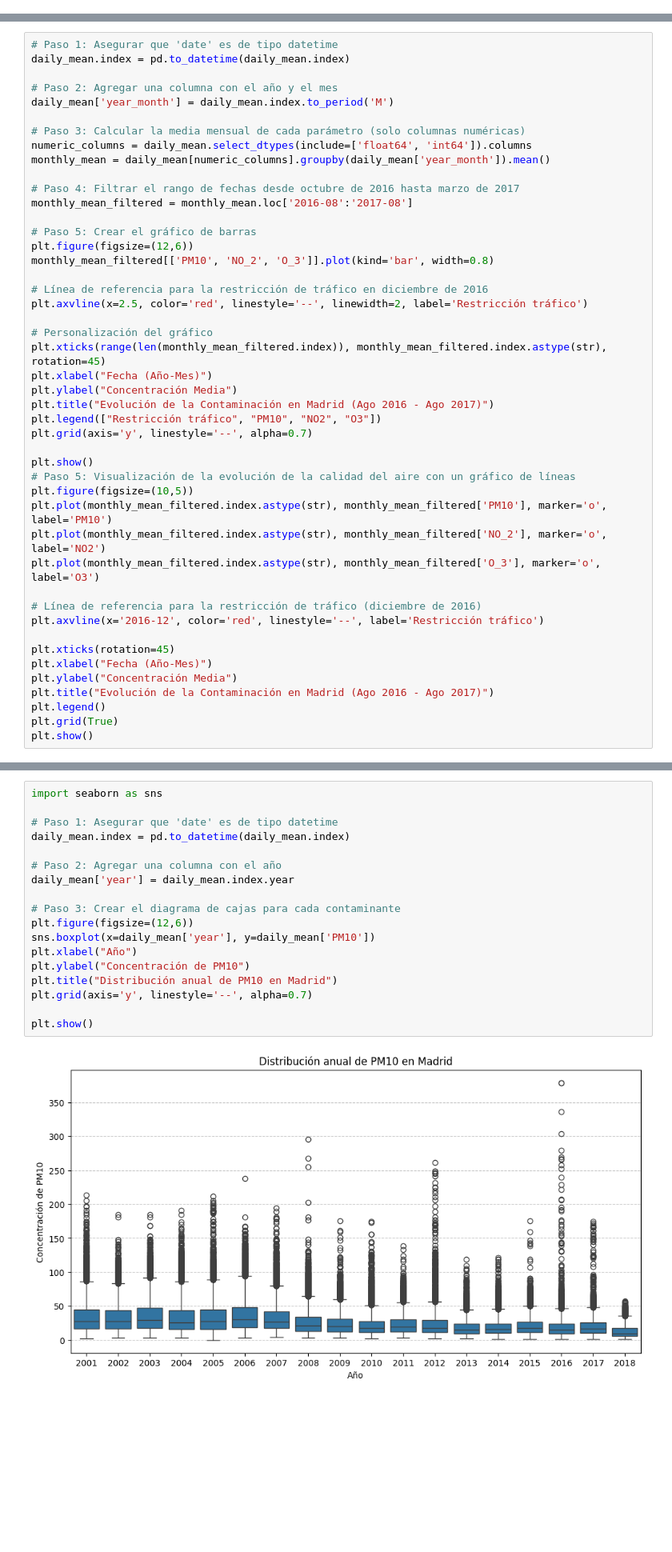
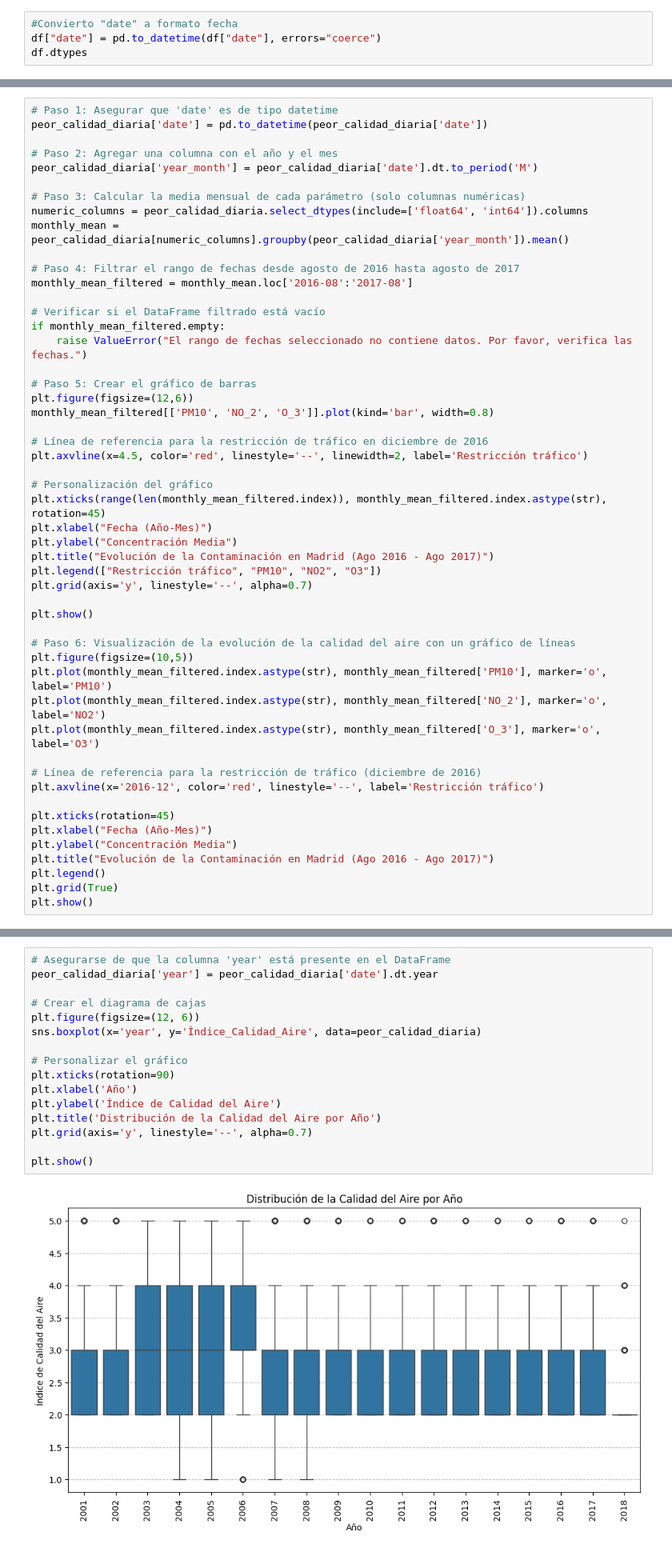
Before and after one commit to juanky0111/Laboratorio1_Data_Mining, a Jupyter notebook: air_cuality.ipynb, the cells around one changed output, grey strips where cells are left out. Shown at 80% size. Drawn from its saved outputs; the diff is of its cells as text; blank space fills up the shorter version.

```diff
--- a/air_cuality.ipynb
+++ b/air_cuality.ipynb
@@ -90,0 +86,4 @@ Data columns (total 19 columns):
+# %%
+#Convierto "date" a formato fecha
+df["date"] = pd.to_datetime(df["date"], errors="coerce")
+df.dtypes
@@ -127,24 +228,28 @@ Explica visualmente si los protocolos de restricciones de tráfico han tenido é
 de barras. ¿Podemos encontrar la diferencia entre lo que ocurría antes de aplicar el protocolo y después?
 # %%
 # Paso 1: Asegurar que 'date' es de tipo datetime
-daily_mean.index = pd.to_datetime(daily_mean.index)
+peor_calidad_diaria['date'] = pd.to_datetime(peor_calidad_diaria['date'])
 
 # Paso 2: Agregar una columna con el año y el mes
-daily_mean['year_month'] = daily_mean.index.to_period('M')
+peor_calidad_diaria['year_month'] = peor_calidad_diaria['date'].dt.to_period('M')
 
 # Paso 3: Calcular la media mensual de cada parámetro (solo columnas numéricas)
-numeric_columns = daily_mean.select_dtypes(include=['float64', 'int64']).columns
-monthly_mean = daily_mean[numeric_columns].groupby(daily_mean['year_month']).mean()
+numeric_columns = peor_calidad_diaria.select_dtypes(include=['float64', 'int64']).columns
+monthly_mean = peor_calidad_diaria[numeric_columns].groupby(peor_calidad_diaria['year_month']).mean()
 
-# Paso 4: Filtrar el rango de fechas desde octubre de 2016 hasta marzo de 2017
+# Paso 4: Filtrar el rango de fechas desde agosto de 2016 hasta agosto de 2017
 monthly_mean_filtered = monthly_mean.loc['2016-08':'2017-08']
+
+# Verificar si el DataFrame filtrado está vacío
+if monthly_mean_filtered.empty:
+	raise ValueError("El rango de fechas seleccionado no contiene datos. Por favor, verifica las fechas.")
 
 # Paso 5: Crear el gráfico de barras
 plt.figure(figsize=(12,6))
 monthly_mean_filtered[['PM10', 'NO_2', 'O_3']].plot(kind='bar', width=0.8)
 
 # Línea de referencia para la restricción de tráfico en diciembre de 2016
-plt.axvline(x=2.5, color='red', linestyle='--', linewidth=2, label='Restricción tráfico')
+plt.axvline(x=4.5, color='red', linestyle='--', linewidth=2, label='Restricción tráfico')
 
 # Personalización del gráfico
 plt.xticks(range(len(monthly_mean_filtered.index)), monthly_mean_filtered.index.astype(str), rotation=45)
@@ -155,7 +260,8 @@ plt.legend(["Restricción tráfico", "PM10", "NO2", "O3"])
 plt.grid(axis='y', linestyle='--', alpha=0.7)
 
 plt.show()
-# Paso 5: Visualización de la evolución de la calidad del aire con un gráfico de líneas
+
+# Paso 6: Visualización de la evolución de la calidad del aire con un gráfico de líneas
 plt.figure(figsize=(10,5))
 plt.plot(monthly_mean_filtered.index.astype(str), monthly_mean_filtered['PM10'], marker='o', label='PM10')
 plt.plot(monthly_mean_filtered.index.astype(str), monthly_mean_filtered['NO_2'], marker='o', label='NO2')
@@ -211,20 +336,18 @@ Obtén un diagrama de cajas donde cada caja corresponda a un año y haz una inte
 # %%
-import seaborn as sns
+# Asegurarse de que la columna 'year' está presente en el DataFrame
+peor_calidad_diaria['year'] = peor_calidad_diaria['date'].dt.year
 
-# Paso 1: Asegurar que 'date' es de tipo datetime
-daily_mean.index = pd.to_datetime(daily_mean.index)
+# Crear el diagrama de cajas
+plt.figure(figsize=(12, 6))
+sns.boxplot(x='year', y='Índice_Calidad_Aire', data=peor_calidad_diaria)
 
-# Paso 2: Agregar una columna con el año
-daily_mean['year'] = daily_mean.index.year
-
-# Paso 3: Crear el diagrama de cajas para cada contaminante
-plt.figure(figsize=(12,6))
-sns.boxplot(x=daily_mean['year'], y=daily_mean['PM10'])
-plt.xlabel("Año")
-plt.ylabel("Concentración de PM10")
-plt.title("Distribución anual de PM10 en Madrid")
+# Personalizar el gráfico
+plt.xticks(rotation=90)
+plt.xlabel('Año')
+plt.ylabel('Índice de Calidad del Aire')
+plt.title('Distribución de la Calidad del Aire por Año')
 plt.grid(axis='y', linestyle='--', alpha=0.7)
 
 plt.show()
 # %% [output]
-[figure, old version]
+[figure, new version]
```
Also changed, not shown: parts of 14 cells of this notebook, 1 other file.
